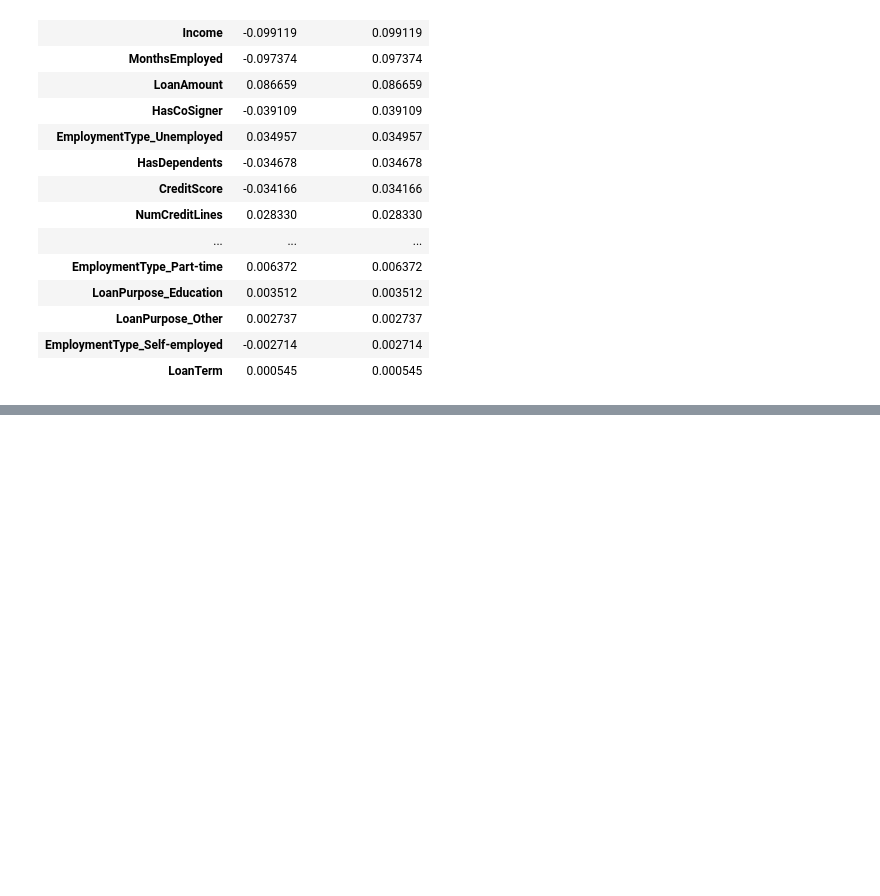
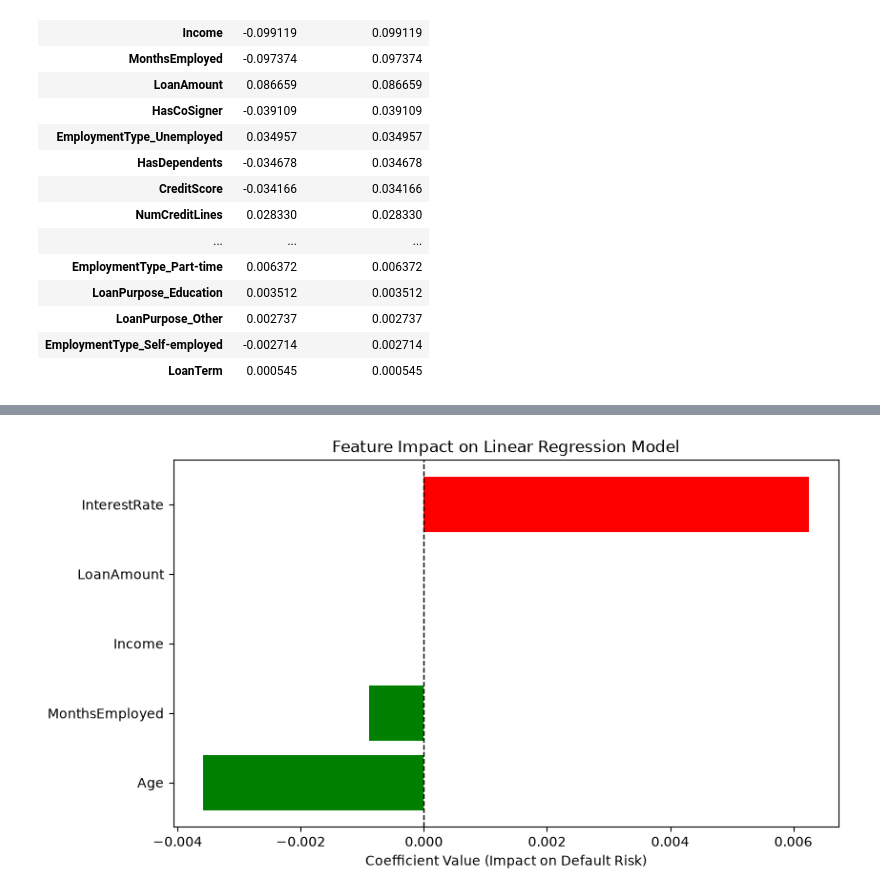
Before and after one commit to walruii/data_analytics, a Jupyter notebook: loan_analyse/main.ipynb, the cells around one changed output, grey strips where cells are left out. Drawn from its saved outputs; the diff is of its cells as text; code cells hidden in the pictures; blank space fills up the shorter version.

```diff
--- a/loan_analyse/main.ipynb
+++ b/loan_analyse/main.ipynb
@@ -217,0 +263,16 @@ Top features related to Loan Default:
+# %%
+# Create a DataFrame for feature coefficients
+coef_df = pd.DataFrame({
+    'Feature': X.columns,
+    'Coefficient': model.coef_
+}).sort_values(by='Coefficient', ascending=True)
+
+plt.figure(figsize=(9, 5))
+plt.barh(coef_df['Feature'], coef_df['Coefficient'], color=['green' if x < 0 else 'red' for x in coef_df['Coefficient']])
+
+plt.axvline(x=0, color='black', linestyle='--', linewidth=1)
+plt.xlabel("Coefficient Value (Impact on Default Risk)")
+plt.title("Feature Impact on Linear Regression Model")
+plt.show()
+# %% [output]
+[figure, added]
```
Also changed, not shown: parts of 13 cells of this notebook.
